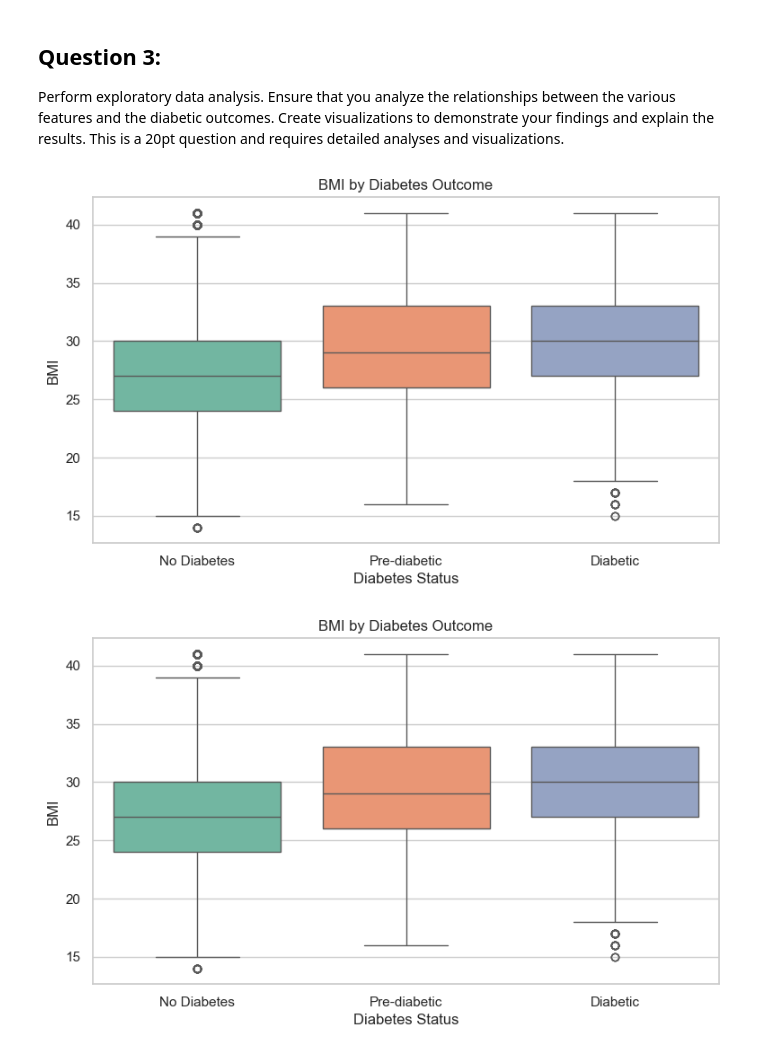
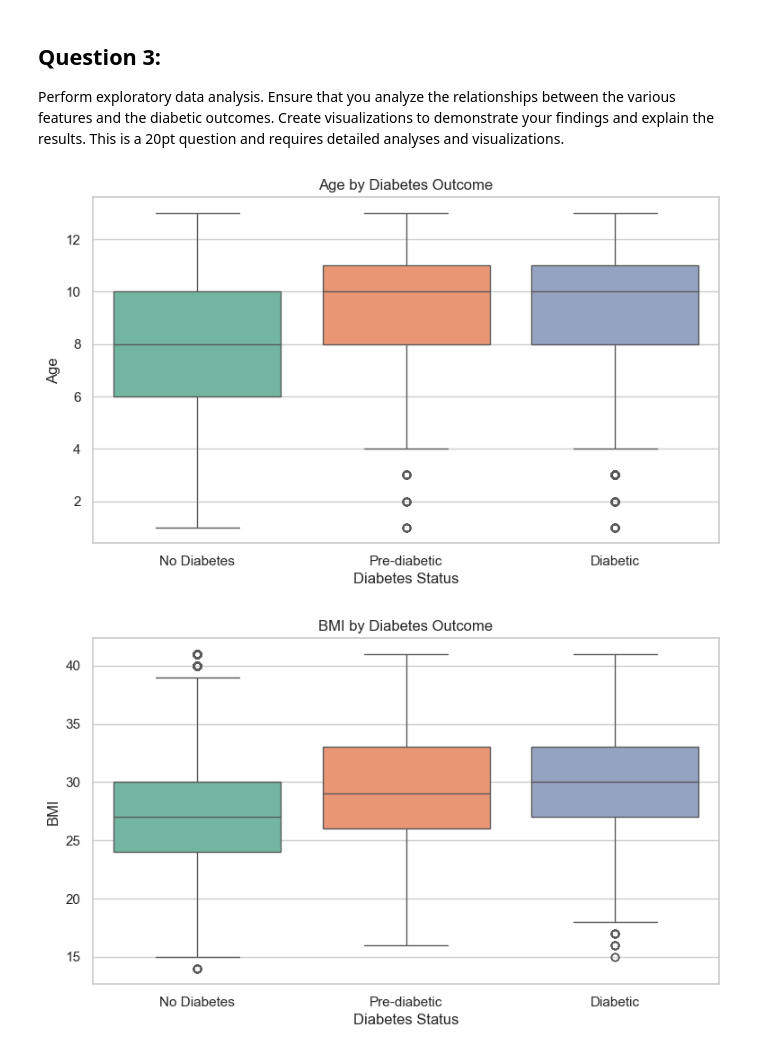
Before and after one commit to jttw1953/ds_practicum_3, a Jupyter notebook: DS_Practicum_3.ipynb, the cells around one changed output. Cells and saved outputs as stored; diff of their text form; code cells hidden in the pictures.

```diff
--- a/DS_Practicum_3.ipynb
+++ b/DS_Practicum_3.ipynb
@@ -130,26 +130,26 @@ Perform exploratory data analysis. Ensure that you analyze the relationships bet
 # %%
 import matplotlib.pyplot as plt
 import seaborn as sns
 import pandas as pd
 
 sns.set(style="whitegrid")
 plt.rcParams["figure.figsize"] = (9, 5)
 
 # Create readable diabetes class labels if not already done
 diabetes_labels = {0: 'No Diabetes', 1: 'Pre-diabetic', 2: 'Diabetic'}
 df['Diabetes_Label'] = df['Diabetes_012'].map(diabetes_labels)
 
 # ----------------------------
 # 1. AGE vs DIABETES (Boxplot)
 # ----------------------------
-sns.boxplot(data=df, x='Diabetes_Label', y='BMI', hue='Diabetes_Label', palette='Set2', dodge=False)
-plt.title('BMI by Diabetes Outcome')
+sns.boxplot(data=df, x='Diabetes_Label', y='Age', hue='Diabetes_Label', palette='Set2', dodge=False)
+plt.title('Age by Diabetes Outcome')
 plt.xlabel('Diabetes Status')
-plt.ylabel('BMI')
+plt.ylabel('Age')
 plt.legend([],[], frameon=False)
 plt.show()
 # %% [output]
-[figure, old version]
+[figure, new version]
 # %%
 # ----------------------------
 # 2. BMI vs DIABETES
```
